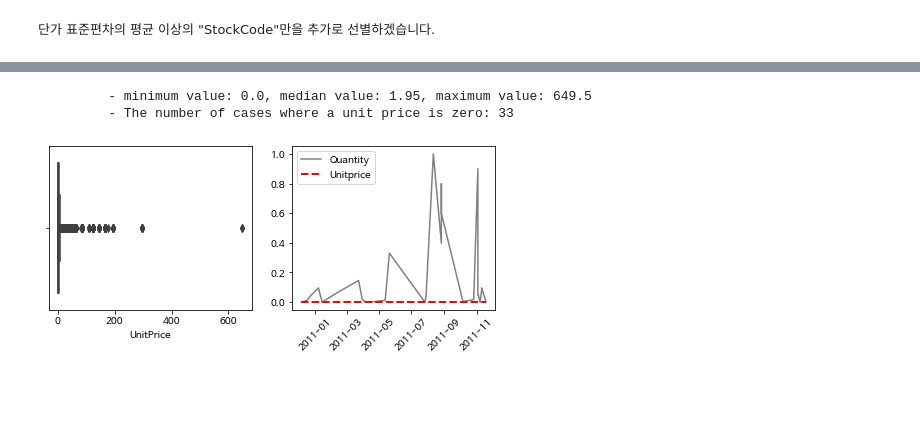
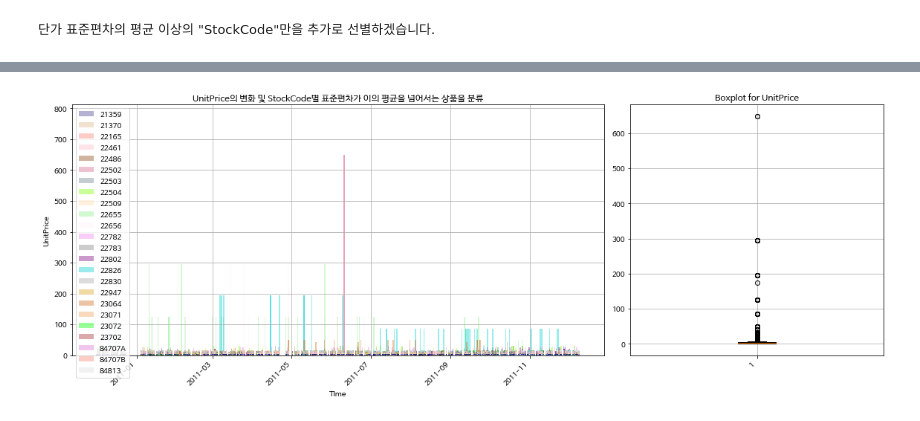
Before and after one commit to mwithgod3952/Conquering-Kaggle-s-challenge, a Jupyter notebook: Marketing_Analytics_Cohort_Analysis.ipynb, the cells around one changed output, grey strips where cells are left out. Saved outputs shown, nothing was run; the diff lists cells and outputs as text; code cells hidden in the pictures.

```diff
--- a/Marketing_Analytics_Cohort_Analysis.ipynb
+++ b/Marketing_Analytics_Cohort_Analysis.ipynb
@@ -306,8 +237,0 @@ Name: UnitPrice, dtype: float64
-# %%
-over3_codes = list(set(price_nunq[price_nunq >= 3].index))
-indexes = list(map(lambda x: np.where(_df1.reset_index(drop=True).StockCode == x)[0].tolist(), over3_codes))
-m_indexes = sum(indexes, [])
-over3_df = _df1.reset_index(drop=True).iloc[sorted(m_indexes)].reset_index(drop=True)
-over3_df.loc[:, 'InvoiceDate'] = over3_df.InvoiceDate.apply(lambda x: pd.to_datetime(x))
-over3_dfFv = over3_df.loc[:, ['InvoiceDate', 'StockCode',	'Quantity',	'UnitPrice']].copy()
-over3_dfFv.head(2)
@@ -385,7 +241,0 @@ import plotly.io as pio
-# %%
-import plotly.graph_objects as go
-fig = go.Figure(
-    data=[go.Bar(y=[2, 1, 3])],
-    layout_title_text="A Figure Displayed with the 'colab' Renderer"
-)
-fig.show(renderer="colab")
@@ -394,4 +241,0 @@ fig.show(renderer="colab")
-# %%
-fig = px.scatter_3d(over_3_varavg_dfFv, x=over_3_varavg_dfFv.iloc[:, 0], y=over_3_varavg_dfFv.iloc[:, 3], z=over_3_varavg_dfFv.iloc[:, 2])
-
-fig.show(renderer="svg")
@@ -439,29 +241,0 @@ df
-# %%
-print(f"\t {color.BOLD}- minimum value: {_df1.UnitPrice.describe()['min']}, median value: {np.median(_df1.UnitPrice)}, maximum value: {_df1.UnitPrice.describe()['max']}{color.END}")
-
-fig, axes = plt.subplots(1, 2, figsize=(8, 3) )
-sns.boxplot(x=_df1.UnitPrice, ax=axes[0])
-
-up_e0 = _df1[_df1['UnitPrice'] == 0].reset_index(drop=True).iloc[:-1]
-up_e0['InvoiceDate'] = up_e0.InvoiceDate.apply(lambda x: pd.to_datetime(x))
-up_e0 = up_e0.sort_values(by='InvoiceDate')
-
-print(f"\t - The number of cases where a unit price is zero: {sum(_df1['UnitPrice'] == 0)}")
-print('\n')
-
-color = ["grey", "red", '#edae49', '#66a182']
-scaler = MinMaxScaler()
-scaled = scaler.fit_transform(up_e0.iloc[:, [3, 5]].values.tolist())
-
-axes[1].plot(up_e0.InvoiceDate, scaled[:, 0], color=color[0], label='Quantity')
-axes[1].plot(up_e0.InvoiceDate, scaled[:, 1], color=color[1], linestyle='--', linewidth=2, label='Unitprice')
-axes[1].legend(loc='upper left')
-axes[1].tick_params(axis='x', rotation=45)
-
-plt.show()
-# %% [output]
-         - minimum value: 0.0, median value: 1.95, maximum value: 649.5
-         - The number of cases where a unit price is zero: 33
-[figure, removed]
-# %% [markdown]
-<font size = 2></font>
@@ -467,0 +288,5 @@ plt.show()
+# %%
+print('\n')
+ts_vis(target_col='UnitPrice')
+# %% [output]
+[figure, added]
```
Also changed, not shown: parts of 28 cells of this notebook.
